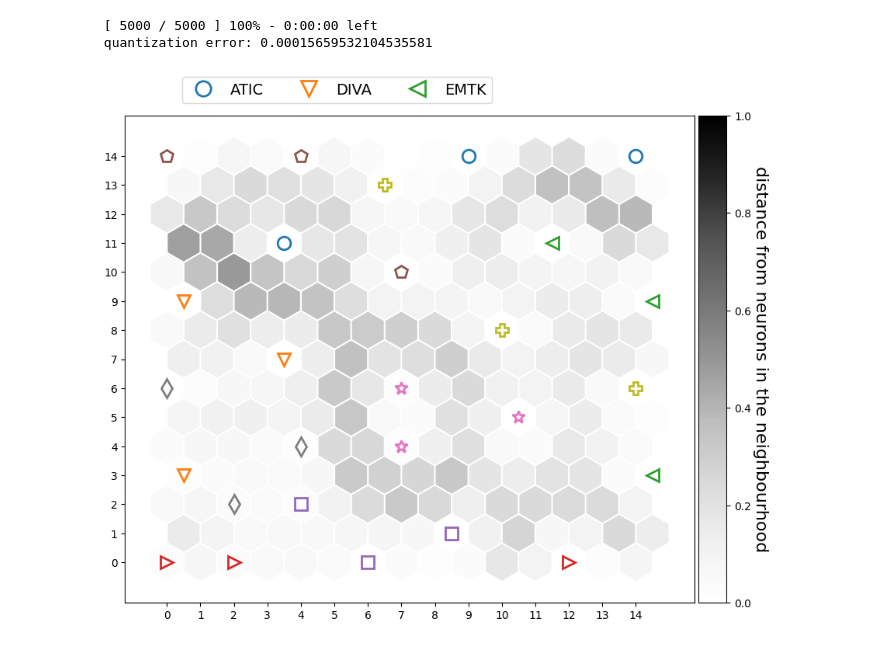
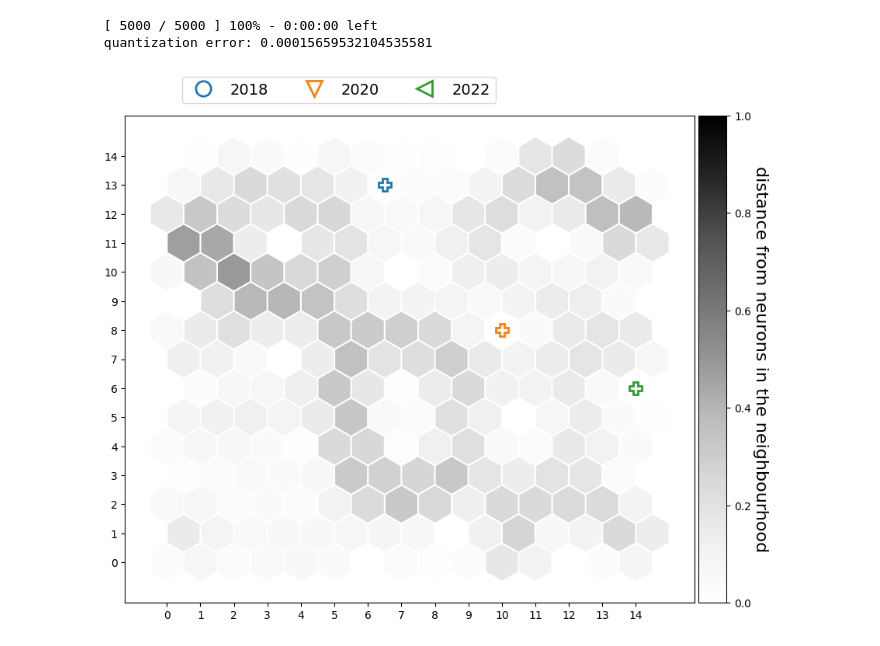
Before and after one commit to yossdev/soms-annual-reports, a Jupyter notebook: quantitative.ipynb, the cells around one changed output. Drawn from its saved outputs; the diff is of its cells as text; code cells hidden in the pictures.

```diff
--- a/quantitative.ipynb
+++ b/quantitative.ipynb
@@ -75,6 +75,9 @@ for i in range(weights.shape[0]):
         )
         ax.add_patch(hex)
 
+start = 24
+end = 27
+
 markers = ["o", "v", "<", ">", "s", "p", "*", "d", "P"]
 colors = ["C0", "C1", "C2", "C3", "C4", "C5", "C6", "C7", "C8"]
 for cnt, x in enumerate(data):
@@ -83,15 +86,16 @@ for cnt, x in enumerate(data):
     # place a marker on the winning position for the sample xx
     wx, wy = som.convert_map_to_euclidean(w)
     wy = wy * np.sqrt(3) / 2
-    plt.plot(
-        wx,
-        wy,
-        markers[t[cnt] - 1],
-        markerfacecolor="None",
-        markeredgecolor=colors[t[cnt] - 1],
-        markersize=12,
-        markeredgewidth=2,
-    )
+    if cnt >= start and cnt < end :
+        plt.plot(
+            wx,
+            wy,
+            markers[t[cnt] - 1],
+            markerfacecolor="None",
+            markeredgecolor=f"C{cnt-start}",
+            markersize=12,
+            markeredgewidth=2,
+        )
 
 xrange = np.arange(weights.shape[0])
 yrange = np.arange(weights.shape[1])
@@ -114,7 +118,7 @@ legend_elements = [
         [0],
         marker="o",
         color="C0",
-        label="ATIC",
+        label="2018",
         markerfacecolor="w",
         markersize=14,
         linestyle="None",
@@ -125,37 +129,37 @@ legend_elements = [
         [0],
         marker="v",
         color="C1",
-        label="DIVA",
+        label="2020",
         markerfacecolor="w",
         markersize=14,
         linestyle="None",
         markeredgewidth=2,
     ),
     Line2D(
         [0],
         [0],
         marker="<",
         color="C2",
-        label="EMTK",
+        label="2022",
         markerfacecolor="w",
         markersize=14,
         linestyle="None",
         markeredgewidth=2,
     ),
 ]
 ax.legend(
     handles=legend_elements,
     bbox_to_anchor=(0.1, 1.08),
     loc="upper left",
     borderaxespad=0.0,
     ncol=3,
     fontsize=14,
 )
 
 # plt.savefig("./resulting_images/som_seed_hex.png")
 plt.show()
 # %% [output]
-[figure, old version]
+[figure, new version]
 # %%
 # Dataset
 # Ratio:
```
Also changed, not shown: 3 other files.
